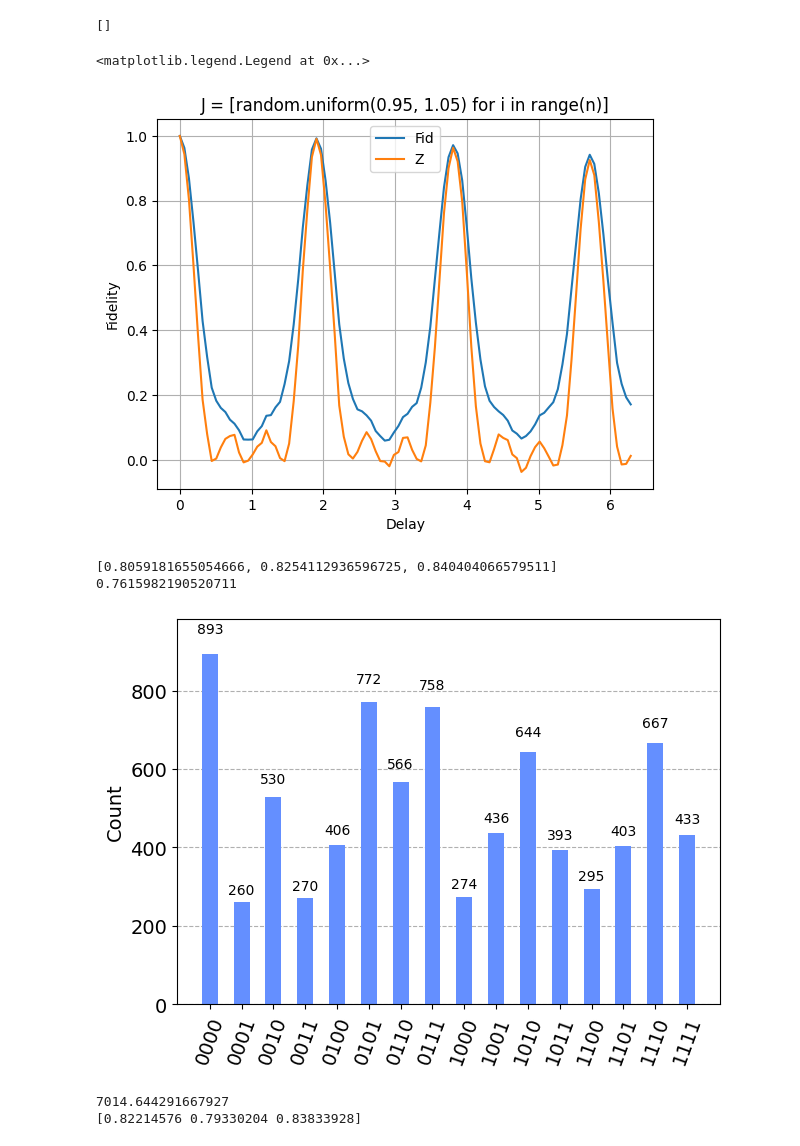
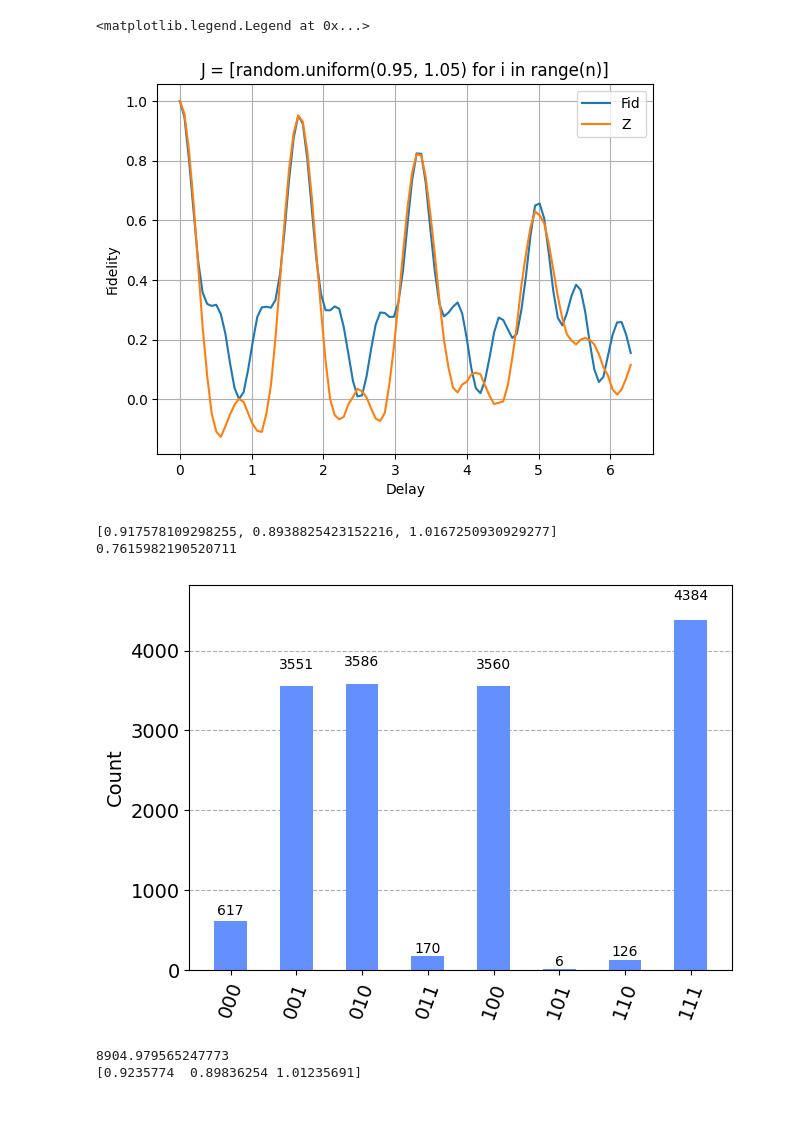
Before and after one commit to Davidkatom/Crosstalk, a Jupyter notebook: OscilationsManyQubits.ipynb, the cells around one changed output. Cells and saved outputs as stored; diff of their text form; code cells hidden in the pictures; blank space fills up the shorter version.

```diff
--- a/OscilationsManyQubits.ipynb
+++ b/OscilationsManyQubits.ipynb
@@ -19,5 +19,6 @@ ibmqfactory.load_account:WARNING:2023-05-30 11:29:56,844: Credentials are alread
 # %%
-h = lambda n, J, z: sum([J[i] * (z[i] - 1) * (z[i + 1] - 1) for i in range(n - 1)])
+h = lambda n, J, z: sum([J[i] * (z[i] - 1) * (z[(i + 1)%n] - 1) for i in range(n)])
+
 def effective_hem(size, J):
     hem = np.zeros((2**size, 2**size))
     for i in range(2**size):
@@ -25,64 +26,71 @@ def effective_hem(size, J):
         Z = [(-1)**int(i) for i in binary]
         hem[i,i] = h(size, J, Z)
     return hem
-#print(effective_hem(4,[1,1,1]))
 # %%
 from scipy.linalg import expm
 import random
 res = []
 delay = np.linspace(0,2*np.pi,100)
-n = 4
+n = 3
+shots = 16000
 fid = []
 Z = []
 Zi = [[] for _ in range(n)] # Create a list of lists to store the expectation values for each qubit
 
-J = [random.uniform(0.8, 1.2) for _ in range(n-1)]
+J = [random.uniform(0.8, 1.2) for _ in range(n)]
 #J = [0.8, np.sqrt(3)]
 for t in delay:
     #qr = QuantumRegister(n)
     #cr = ClassicalRegister(n)
     qc = QuantumCircuit(n)
     for i in range(n):
         qc.h(i)
 
     U = expm((-1j*t)*effective_hem(n,J))
     U = qi.Operator(U)
 
     qc.unitary(U, [i for i in range(n)])
 
     for i in range(n):
         qc.h(i)
     qc.measure_all()
     #qc.measure(qr[1],cr[1])
 
     #Simulator
     qcomp = Aer.get_backend("qasm_simulator")
-    result = qiskit.execute(qc, Aer.get_backend('qasm_simulator'), shots=8000).result()
-    fid.append(result.get_counts().get('0'*n,0)/8000)
+    result = qiskit.execute(qc, Aer.get_backend('qasm_simulator'), shots=shots).result()
+    fid.append(result.get_counts().get('0'*n,0)/shots)
     res.append(result.get_counts())
 
-    z_expectation_value = 0
-    for outcome, count in result.get_counts().items():
-        # Calculate parity (1 for even parity, -1 for odd parity)
-        parity = (-1) ** outcome.count('1')
-        probability = count / sum(result.get_counts().values())
-        z_expectation_value += parity * probability
-    Z.append(z_expectation_value)
+    # z_expectation_value = 0
+    # for outcome, count in result.get_counts().items():
+    #     # Calculate parity (1 for even parity, -1 for odd parity)
+    #     parity = (-1) ** outcome.count('1')
+    #     probability = count / sum(result.get_counts().values())
+    #     z_expectation_value += parity * probability
+    # Z.append(z_expectation_value)
 
+    #Calculate Zi expectation value
+    Zi = []
+    for i in range(n):
+        for outcome, count in result.get_counts().items():
+            plus = [count if outcome[i] == '0' else 0]
+            minus = [count if outcome[i] == '1' else 0]
+            Zi.append((sum(plus) - sum(minus))/sum(result.get_counts().values()))
 
+    Z.append(sum(Zi)/n)
+#print(Zi[0])
 
-print(Zi[0])
 plt.grid()
 plt.ylabel('Fidelity')
 plt.xlabel('Delay')
 plt.title('J = [random.uniform(0.95, 1.05) for i in range(n)]')
 plt.plot(delay,fid, label = 'Fid')
 plt.plot(delay,Z, label = 'Z')
 plt.legend()
 # %% [output]
-[]
+<matplotlib.legend.Legend at 0x...>
-<matplotlib.legend.Legend at 0x...>
-[figure, old version]
+[figure, new version]
 # %%
 #Plots qiskit histogram:
 print(J)
@@ -91,15 +99,15 @@ t = delay[6]
 from qiskit.visualization import plot_histogram
 plot_histogram(res[12])
 # %% [output]
-[0.8059181655054666, 0.8254112936596725, 0.840404066579511]
+[0.917578109298255, 0.8938825423152216, 1.0167250930929277]
 0.7615982190520711
-[figure, old version]
+[figure, new version]
 # %%
 from imp import reload
 import CalculateCrossTalk
 reload(CalculateCrossTalk)
 print(CalculateCrossTalk.one_dim(t,res[6], n))
 # %% [output]
-7014.644291667927
-[0.82214576 0.79330204 0.83833928]
+8904.979565247773
+[0.9235774  0.89836254 1.01235691]
 # %%
```
Also changed, not shown: parts of 4 cells of this notebook, 1 other file.
